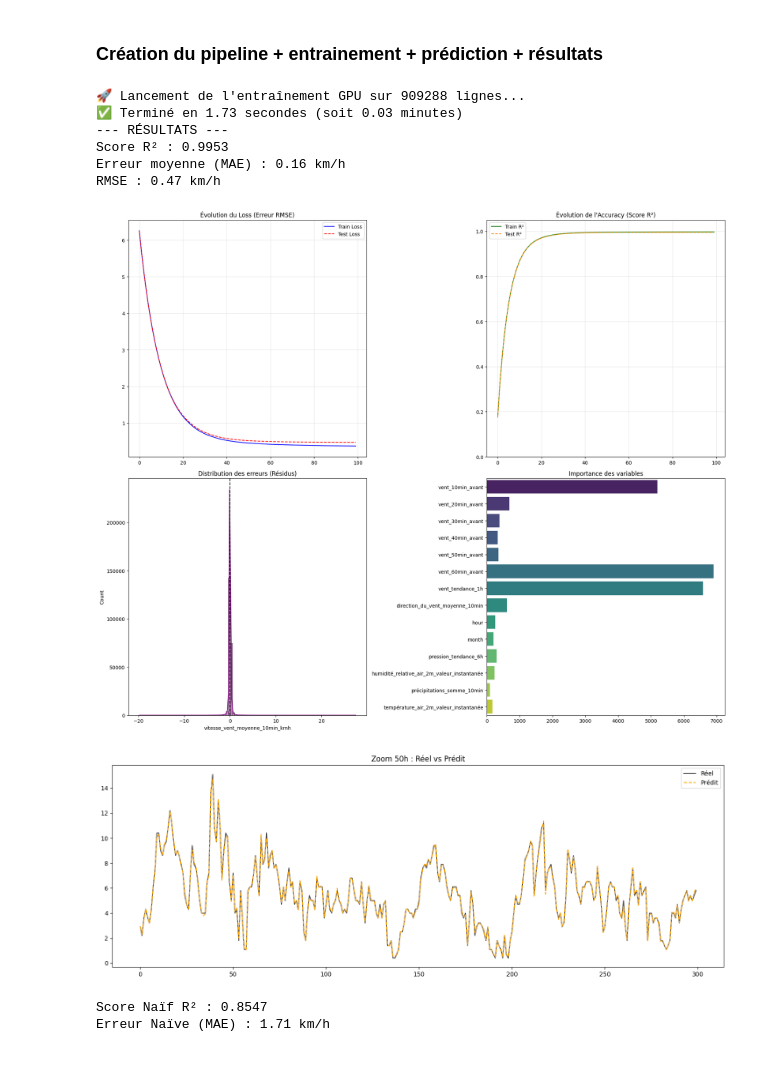
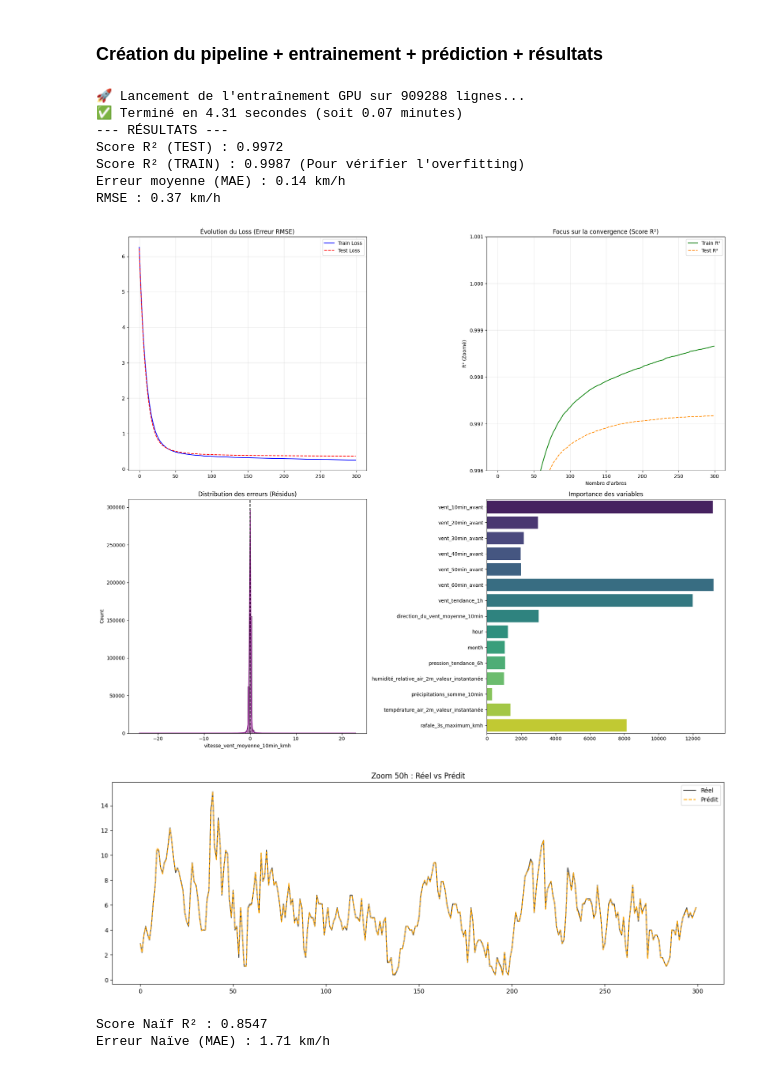
Before and after one commit to yoanguignard/Wind-Forecast, a Jupyter notebook: projet_17_wind_forecast.ipynb, the cells around one changed output. Saved outputs shown, nothing was run; the diff lists cells and outputs as text; code cells hidden in the pictures.

```diff
--- a/projet_17_wind_forecast.ipynb
+++ b/projet_17_wind_forecast.ipynb
@@ -92,7 +74,7 @@ features = [
     'humidité_relative_air_2m_valeur_instantanée',
     'précipitations_somme_10min',
     'température_air_2m_valeur_instantanée',
-    #'rafale_3s_maximum_kmh'
+    'rafale_3s_maximum_kmh'
 ]
 
 # On s'assure que les colonnes existent avant de split
@@ -122,16 +104,14 @@ params = {
     'random_state': 42
 }
 
-# AJOUT NÉCESSAIRE : Création du dictionnaire pour les graphiques
-evals_result = {}
+evals_result = {} # Création du dictionnaire pour les graphiques
 
 print(f"🚀 Lancement de l'entraînement GPU sur {len(X_train)} lignes...")
 start_time = time.time() # on déclenche le chrono
 
-# MODIFICATION : Ajout de 'rmse' et 'mae' pour avoir deux métriques de perte
 model = xgb.train(params,
                   dtrain,
-                  num_boost_round=100, # nombre d'arbres
+                  num_boost_round=300, # nombre d'arbres
                   evals=[(dtrain, 'train'), (dtest, 'test')],
                   evals_result=evals_result,
                   verbose_eval=False
@@ -144,17 +124,20 @@ print(f"✅ Terminé en {duree:.2f} secondes (soit {duree/60:.2f} minutes)")
 
 # Prédiction
 y_pred = model.predict(dtest)
+y_pred_train = model.predict(dtrain)
 
 # ÉVALUATION AVANCÉE
 mae = mean_absolute_error(y_test, y_pred)
 rmse = np.sqrt(mean_squared_error(y_test, y_pred))
 r2 = r2_score(y_test, y_pred)
+r2_train = r2_score(y_train, y_pred_train)
 
 mask = y_test > 0.5
 mape_clean = mean_absolute_percentage_error(y_test[mask], y_pred[mask])
 
 print(f"--- RÉSULTATS ---")
-print(f"Score R² : {r2:.4f}")
+print(f"Score R² (TEST) : {r2:.4f}")
+print(f"Score R² (TRAIN) : {r2_train:.4f} (Pour vérifier l'overfitting)")
 print(f"Erreur moyenne (MAE) : {mae:.2f} km/h")
 print(f"RMSE : {rmse:.2f} km/h")
 
@@ -181,48 +164,56 @@ plt.title("Évolution du Loss (Erreur RMSE)")
 plt.legend()
 plt.grid(alpha=0.3)
 
-# --- GRAPHIQUE 2 : TRAIN & TEST "ACCURACY" (R²) ---
+# --- GRAPHIQUE 2 : TRAIN & TEST "ACCURACY" (R²) ZOOMÉ ---
 plt.subplot(2, 2, 2)
 plt.plot(range(epochs), train_r2_history, label='Train R²', color='green')
 plt.plot(range(epochs), test_r2_history, label='Test R²', color='darkorange', linestyle='--')
-plt.title("Évolution de l'Accuracy (Score R²)")
-plt.ylim(0, 1.05) # Le R2 va de 0 à 1
+
+# On cherche la valeur minimale de R2 après le 50ème arbre pour caler le bas du graphique
+# Si le modèle est déjà très haut, on peut aussi forcer une valeur fixe comme 0.90 ou 0.95
+valeur_min_zoom = max(0.996, np.min(test_r2_history[10:]))
+plt.ylim(valeur_min_zoom, 1.001) # On s'arrête juste au dessus de 1
+
+plt.title("Focus sur la convergence (Score R²)")
+plt.xlabel("Nombre d'arbres")
+plt.ylabel("R² (Zoomé)")
 plt.legend()
-plt.grid(alpha=0.3)
+plt.grid(alpha=0.3, which='both') # 'both' pour voir les petites lignes de grille
 
 # --- GRAPHIQUE 3 : DISTRIBUTION DES ERREURS ---
 plt.subplot(2, 2, 3)
 residus = y_test - y_pred
 sns.histplot(residus, bins=100, kde=True, color='purple')
 plt.axvline(x=0, color='black', linestyle='--')
 plt.title("Distribution des erreurs (Résidus)")
 
 # --- GRAPHIQUE 4 : IMPORTANCE DES VARIABLES ---
 plt.subplot(2, 2, 4)
 importance_dict = model.get_score(importance_type='weight')
 importances = [importance_dict.get(f, 0) for f in features]
 sns.barplot(x=importances, y=features, palette='viridis')
 plt.title("Importance des variables")
 
 plt.tight_layout()
 plt.show()
 
 # --- GRAPHIQUE FINAL : ZOOM TEMPOREL ---
 plt.figure(figsize=(18, 6))
 plt.plot(y_test.values[:300], label='Réel', color='black', alpha=0.7)
 plt.plot(y_pred[:300], label='Prédit', color='orange', linestyle='--')
 plt.title("Zoom 50h : Réel vs Prédit")
 plt.legend()
 plt.show()
 # %% [output]
 🚀 Lancement de l'entraînement GPU sur 909288 lignes...
-✅ Terminé en 1.73 secondes (soit 0.03 minutes)
+✅ Terminé en 4.31 secondes (soit 0.07 minutes)
 --- RÉSULTATS ---
-Score R² : 0.9953
-Erreur moyenne (MAE) : 0.16 km/h
-RMSE : 0.47 km/h
+Score R² (TEST) : 0.9972
+Score R² (TRAIN) : 0.9987 (Pour vérifier l'overfitting)
+Erreur moyenne (MAE) : 0.14 km/h
+RMSE : 0.37 km/h
-[figure, old version]
+[figure, new version]
-[figure, old version]
+[figure, new version]
 # %%
 # On simule un modèle qui dirait juste : "Demain sera comme hier"
 y_pred_naif = X_test['vent_10min_avant']
```
Also changed, not shown: parts of 2 cells of this notebook.
